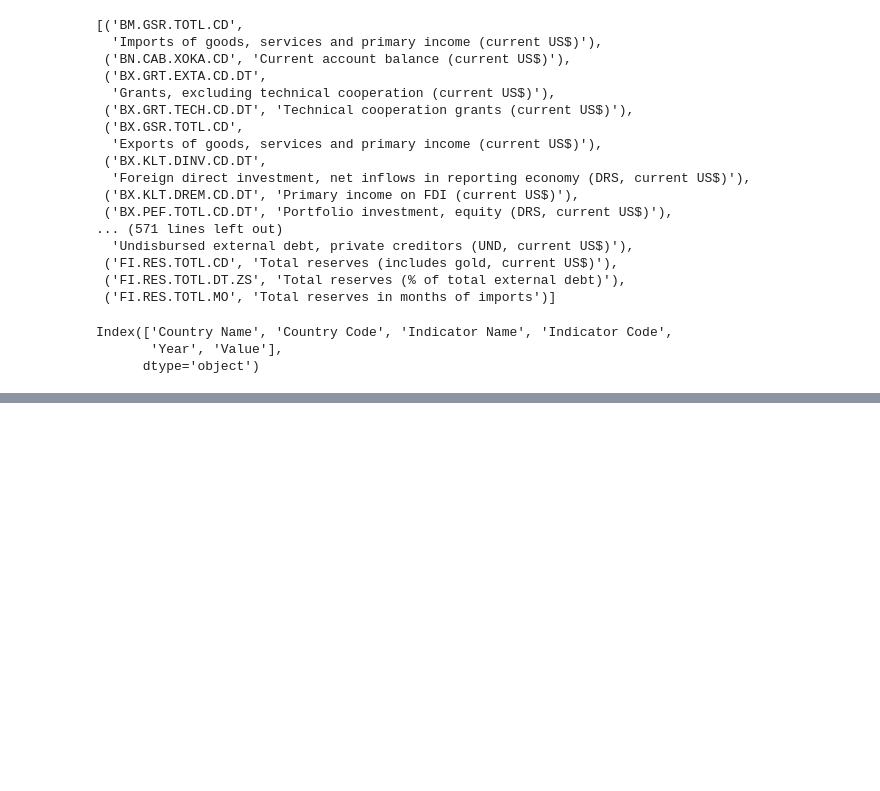
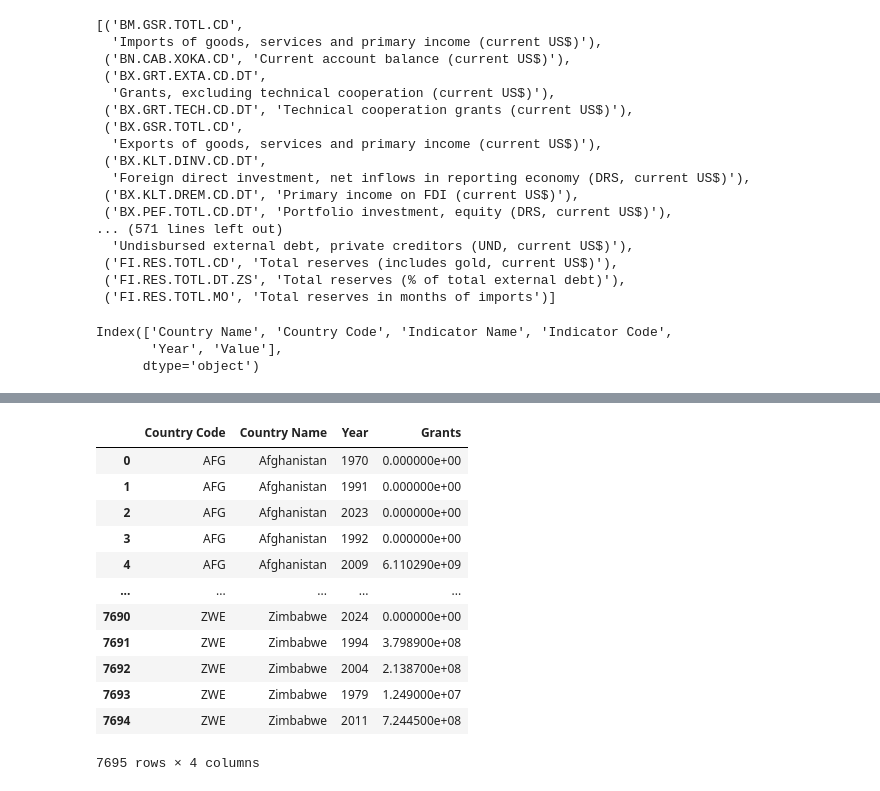
Before and after one commit to chhanganivarun/data-visualization-project, a Jupyter notebook: phase1/Initial Exploration.ipynb, the cells around one changed output, grey strips where cells are left out. Cells and saved outputs as stored; diff of their text form; code cells hidden in the pictures; blank space fills up the shorter version.

```diff
--- a/phase1/Initial Exploration.ipynb
+++ b/phase1/Initial Exploration.ipynb
@@ -300,0 +307,21 @@ array([5.37479e+08])
+# %%
+temp1 = idsdata_[idsdata_['Indicator Code'] == 'BX.GRT.EXTA.CD.DT'].sort_values('Country Code')
+temp2 = idsdata_[idsdata_['Indicator Code'] == 'BX.GRT.TECH.CD.DT'].sort_values('Country Code')
+# temp1.join(temp2,on = ['Country Code'],how = 'out')
+temp3 = pd.merge(temp1,temp2,on = ['Year','Country Code','Country Name'],how = 'outer').fillna(0)
+temp3['Grants'] = temp3['Value_x'] + temp3['Value_y']
+temp3[['Country Code','Country Name','Year','Grants']]
+# %% [output]
+|  | Country Code | Country Name | Year | Grants |
+| 0 | AFG | Afghanistan | 1970 | 0.000000e+00 |
+| 1 | AFG | Afghanistan | 1991 | 0.000000e+00 |
+| 2 | AFG | Afghanistan | 2023 | 0.000000e+00 |
+| 3 | AFG | Afghanistan | 1992 | 0.000000e+00 |
+| 4 | AFG | Afghanistan | 2009 | 6.110290e+09 |
+| ... | ... | ... | ... | ... |
+| 7690 | ZWE | Zimbabwe | 2024 | 0.000000e+00 |
+| 7691 | ZWE | Zimbabwe | 1994 | 3.798900e+08 |
+| 7692 | ZWE | Zimbabwe | 2004 | 2.138700e+08 |
+| 7693 | ZWE | Zimbabwe | 1979 | 1.249000e+07 |
+| 7694 | ZWE | Zimbabwe | 2011 | 7.244500e+08 |
+7695 rows × 4 columns
```
Also changed, not shown: parts of 9 cells of this notebook, 7 other files.
